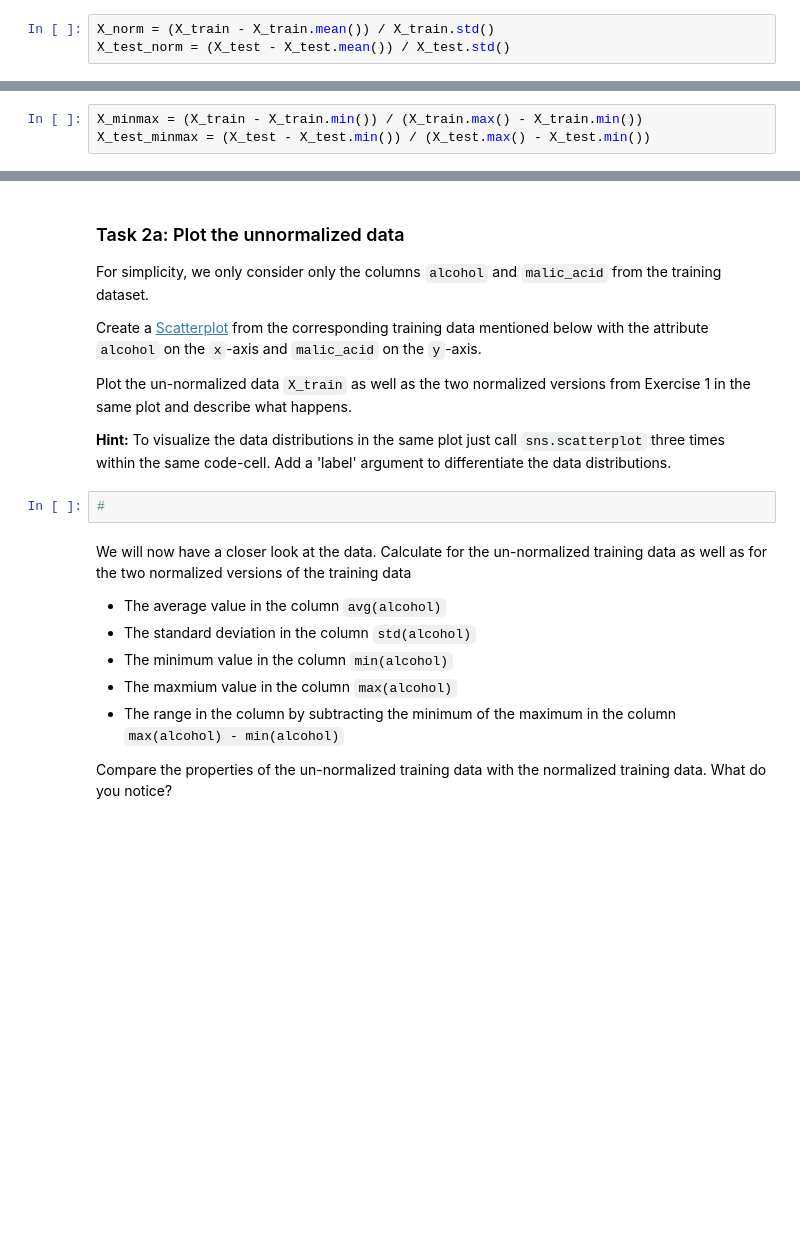
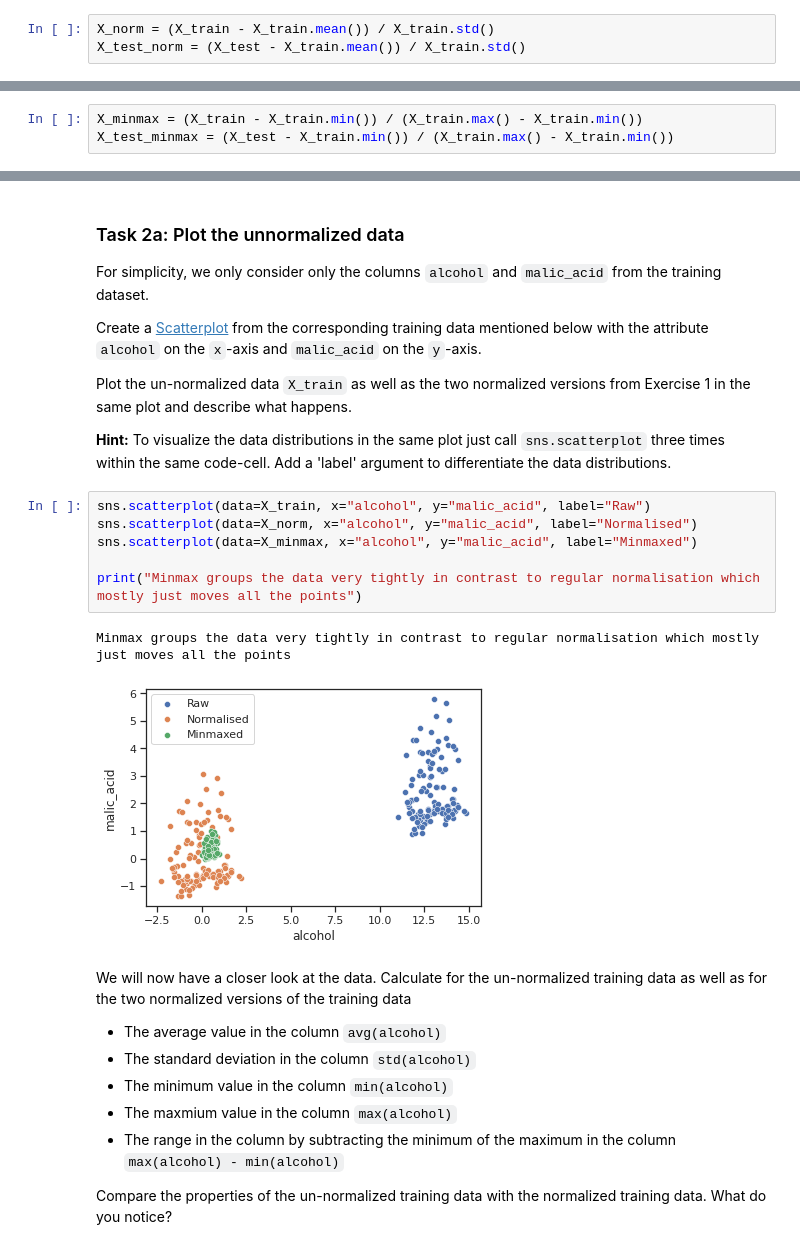
Before and after one commit to ChiliEater/mldm, a Jupyter notebook: L01_Data_Processing_LAB_ASSIGNMENT.ipynb, the cells around one changed output, grey strips where cells are left out. Saved outputs shown, nothing was run; the diff lists cells and outputs as text; blank space fills up the shorter version.

```diff
--- a/L01_Data_Processing_LAB_ASSIGNMENT.ipynb
+++ b/L01_Data_Processing_LAB_ASSIGNMENT.ipynb
@@ -104,7 +105,7 @@ Calculate the mean and standard deviation __on the training data__ only (also wh
 `Pandas` provides built-in functions to calculate the average and the standard deviation. For example, `X_train.mean()` returns the average value per feature in the training dataset while `X_train.std()` returns the standard deviation per feature.
 # %%
 X_norm = (X_train - X_train.mean()) / X_train.std()
-X_test_norm = (X_test - X_test.mean()) / X_test.std()
+X_test_norm = (X_test - X_train.mean()) / X_train.std()
 # %% [markdown]
 Call the two classification functions again with the normalized data and report the changes in accuracy. What do you notice?
 # %%
@@ -126,7 +127,7 @@ $$X_{normalized} = \frac{X-X_{min}}{X_{max} - X_{min}}$$
 Again, calculate the maximum and minimum __on the training data__ only (also when you normalize the testing dataset) and use the built-in function `X_train.min()` resp. `X_train.max()`.
 # %%
 X_minmax = (X_train - X_train.min()) / (X_train.max() - X_train.min())
-X_test_minmax = (X_test - X_test.min()) / (X_test.max() - X_test.min())
+X_test_minmax = (X_test - X_train.min()) / (X_train.max() - X_train.min())
 # %% [markdown]
 Call the two classification functions again with the normalized data and report the changes in accuracy. What do you notice?
 # %%
@@ -160,8 +161,15 @@ Create a [Scatterplot](https://seaborn.pydata.org/generated/seaborn.scatterplot.
 Plot the un-normalized data `X_train` as well as the two normalized versions from Exercise 1 in the same plot and describe what happens.
 
 __Hint:__ To visualize the data distributions in the same plot just call `sns.scatterplot` three times within the same code-cell. Add a 'label' argument to differentiate the data distributions.
-# %%
-#
+# %%
+sns.scatterplot(data=X_train, x="alcohol", y="malic_acid", label="Raw")
+sns.scatterplot(data=X_norm, x="alcohol", y="malic_acid", label="Normalised")
+sns.scatterplot(data=X_minmax, x="alcohol", y="malic_acid", label="Minmaxed")
+
+print("Minmax groups the data very tightly in contrast to regular normalisation which mostly just moves all the points")
+# %% [output]
+Minmax groups the data very tightly in contrast to regular normalisation which mostly just moves all the points
+[figure, added]
 # %% [markdown]
 We will now have a closer look at the data. Calculate for the un-normalized training data as well as for the two normalized versions of the training data
 
```
Also changed, not shown: parts of 9 cells of this notebook.
